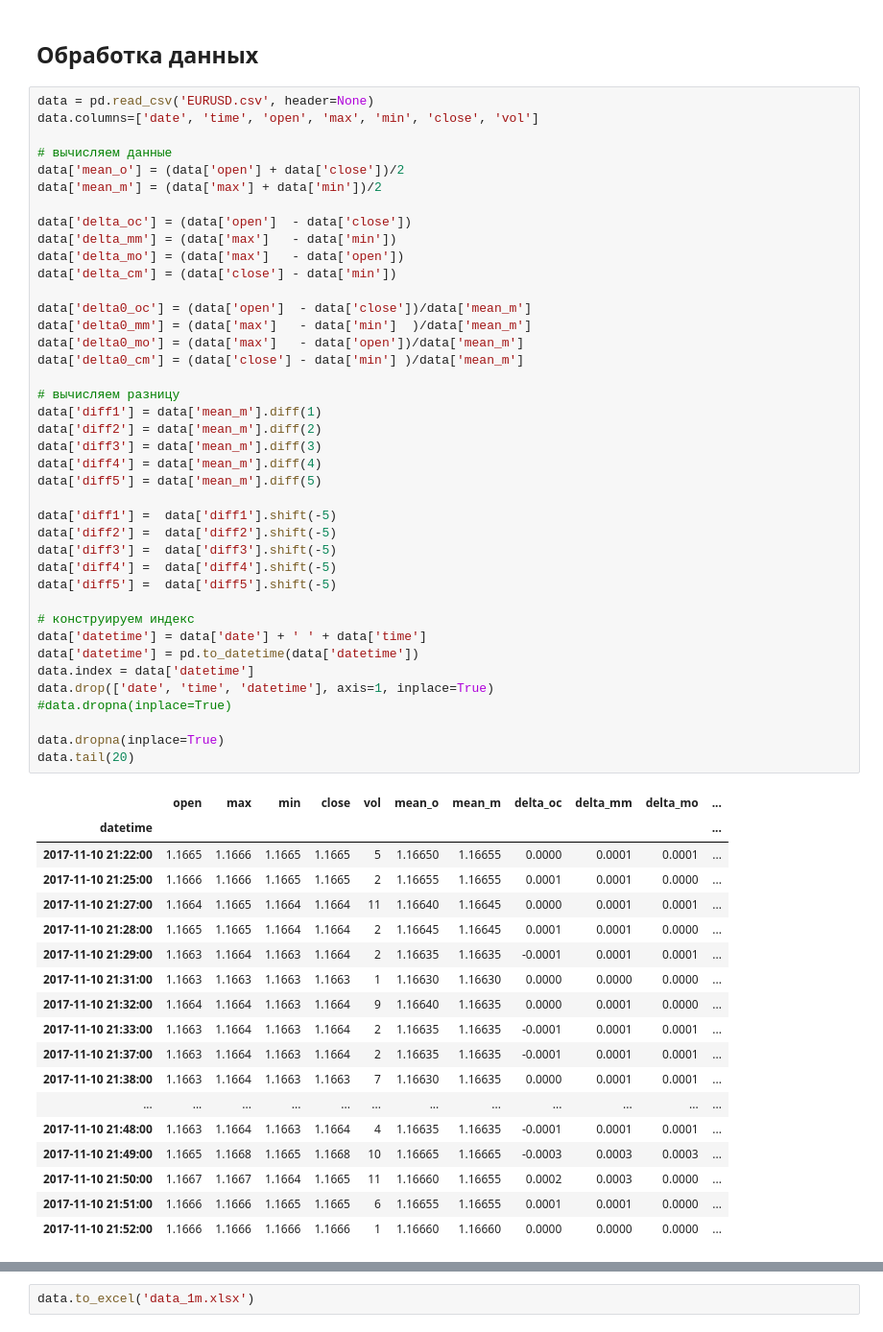
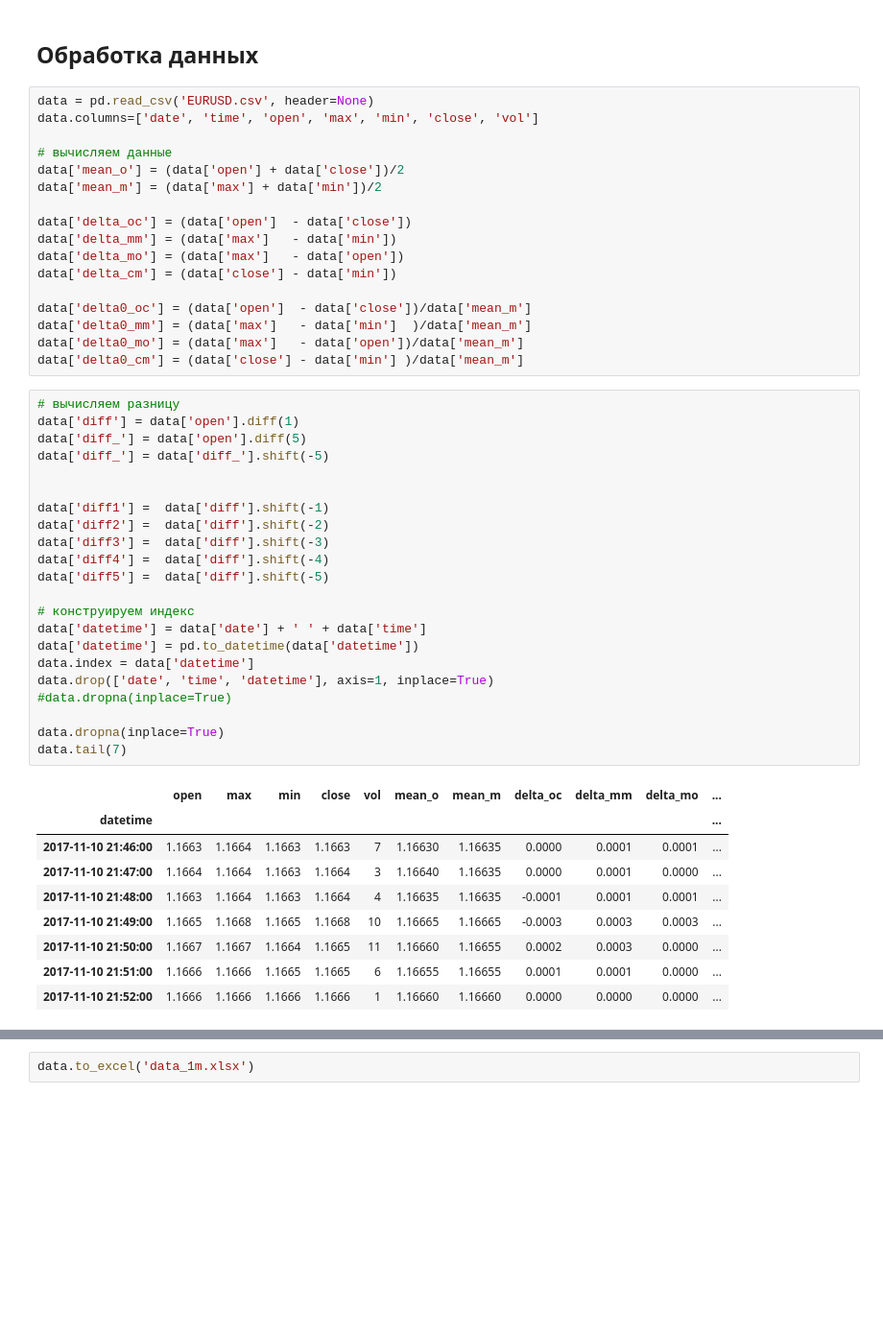
Before and after one commit to isolyakin/test_fx, a Jupyter notebook: Forex-xgb.ipynb, the cells around one changed output, grey strips where cells are left out. Shown at 96% size. Cells and saved outputs as stored; diff of their text form; blank space fills up the shorter version.

```diff
--- a/Forex-xgb.ipynb
+++ b/Forex-xgb.ipynb
@@ -72,46 +72,36 @@ data['delta0_oc'] = (data['open']  - data['close'])/data['mean_m']
 data['delta0_mm'] = (data['max']   - data['min']  )/data['mean_m']
 data['delta0_mo'] = (data['max']   - data['open'])/data['mean_m']
 data['delta0_cm'] = (data['close'] - data['min'] )/data['mean_m']
-
-# вычисляем разницу
-data['diff1'] = data['mean_m'].diff(1)
-data['diff2'] = data['mean_m'].diff(2)
-data['diff3'] = data['mean_m'].diff(3)
-data['diff4'] = data['mean_m'].diff(4)
-data['diff5'] = data['mean_m'].diff(5)
-
-data['diff1'] =  data['diff1'].shift(-5)
-data['diff2'] =  data['diff2'].shift(-5)
-data['diff3'] =  data['diff3'].shift(-5)
-data['diff4'] =  data['diff4'].shift(-5)
-data['diff5'] =  data['diff5'].shift(-5)
-
-# конструируем индекс
-data['datetime'] = data['date'] + ' ' + data['time']
-data['datetime'] = pd.to_datetime(data['datetime'])
-data.index = data['datetime']
-data.drop(['date', 'time', 'datetime'], axis=1, inplace=True)
-#data.dropna(inplace=True)
-
-data.dropna(inplace=True)
-data.tail(20)
-# %% [output]
-|  | open | max | min | close | vol | mean_o | mean_m | delta_oc | delta_mm | delta_mo | ... |
-| datetime |  |  |  |  |  |  |  |  |  |  | ... |
-| 2017-11-10 21:22:00 | 1.1665 | 1.1666 | 1.1665 | 1.1665 | 5 | 1.16650 | 1.16655 | 0.0000 | 0.0001 | 0.0001 | ... |
-| 2017-11-10 21:25:00 | 1.1666 | 1.1666 | 1.1665 | 1.1665 | 2 | 1.16655 | 1.16655 | 0.0001 | 0.0001 | 0.0000 | ... |
-| 2017-11-10 21:27:00 | 1.1664 | 1.1665 | 1.1664 | 1.1664 | 11 | 1.16640 | 1.16645 | 0.0000 | 0.0001 | 0.0001 | ... |
-| 2017-11-10 21:28:00 | 1.1665 | 1.1665 | 1.1664 | 1.1664 | 2 | 1.16645 | 1.16645 | 0.0001 | 0.0001 | 0.0000 | ... |
-| 2017-11-10 21:29:00 | 1.1663 | 1.1664 | 1.1663 | 1.1664 | 2 | 1.16635 | 1.16635 | -0.0001 | 0.0001 | 0.0001 | ... |
-| 2017-11-10 21:31:00 | 1.1663 | 1.1663 | 1.1663 | 1.1663 | 1 | 1.16630 | 1.16630 | 0.0000 | 0.0000 | 0.0000 | ... |
-| 2017-11-10 21:32:00 | 1.1664 | 1.1664 | 1.1663 | 1.1664 | 9 | 1.16640 | 1.16635 | 0.0000 | 0.0001 | 0.0000 | ... |
-| 2017-11-10 21:33:00 | 1.1663 | 1.1664 | 1.1663 | 1.1664 | 2 | 1.16635 | 1.16635 | -0.0001 | 0.0001 | 0.0001 | ... |
-| 2017-11-10 21:37:00 | 1.1663 | 1.1664 | 1.1663 | 1.1664 | 2 | 1.16635 | 1.16635 | -0.0001 | 0.0001 | 0.0001 | ... |
-| 2017-11-10 21:38:00 | 1.1663 | 1.1664 | 1.1663 | 1.1663 | 7 | 1.16630 | 1.16635 | 0.0000 | 0.0001 | 0.0001 | ... |
-| ... | ... | ... | ... | ... | ... | ... | ... | ... | ... | ... | ... |
-| 2017-11-10 21:48:00 | 1.1663 | 1.1664 | 1.1663 | 1.1664 | 4 | 1.16635 | 1.16635 | -0.0001 | 0.0001 | 0.0001 | ... |
-| 2017-11-10 21:49:00 | 1.1665 | 1.1668 | 1.1665 | 1.1668 | 10 | 1.16665 | 1.16665 | -0.0003 | 0.0003 | 0.0003 | ... |
-| 2017-11-10 21:50:00 | 1.1667 | 1.1667 | 1.1664 | 1.1665 | 11 | 1.16660 | 1.16655 | 0.0002 | 0.0003 | 0.0000 | ... |
-| 2017-11-10 21:51:00 | 1.1666 | 1.1666 | 1.1665 | 1.1665 | 6 | 1.16655 | 1.16655 | 0.0001 | 0.0001 | 0.0000 | ... |
-| 2017-11-10 21:52:00 | 1.1666 | 1.1666 | 1.1666 | 1.1666 | 1 | 1.16660 | 1.16660 | 0.0000 | 0.0000 | 0.0000 | ... |
+# %%
+# вычисляем разницу
+data['diff'] = data['open'].diff(1)
+data['diff_'] = data['open'].diff(5)
+data['diff_'] = data['diff_'].shift(-5)
+
+
+data['diff1'] =  data['diff'].shift(-1)
+data['diff2'] =  data['diff'].shift(-2)
+data['diff3'] =  data['diff'].shift(-3)
+data['diff4'] =  data['diff'].shift(-4)
+data['diff5'] =  data['diff'].shift(-5)
+
+# конструируем индекс
+data['datetime'] = data['date'] + ' ' + data['time']
+data['datetime'] = pd.to_datetime(data['datetime'])
+data.index = data['datetime']
+data.drop(['date', 'time', 'datetime'], axis=1, inplace=True)
+#data.dropna(inplace=True)
+
+data.dropna(inplace=True)
+data.tail(7)
+# %% [output]
+|  | open | max | min | close | vol | mean_o | mean_m | delta_oc | delta_mm | delta_mo | ... |
+| datetime |  |  |  |  |  |  |  |  |  |  | ... |
+| 2017-11-10 21:46:00 | 1.1663 | 1.1664 | 1.1663 | 1.1663 | 7 | 1.16630 | 1.16635 | 0.0000 | 0.0001 | 0.0001 | ... |
+| 2017-11-10 21:47:00 | 1.1664 | 1.1664 | 1.1663 | 1.1664 | 3 | 1.16640 | 1.16635 | 0.0000 | 0.0001 | 0.0000 | ... |
+| 2017-11-10 21:48:00 | 1.1663 | 1.1664 | 1.1663 | 1.1664 | 4 | 1.16635 | 1.16635 | -0.0001 | 0.0001 | 0.0001 | ... |
+| 2017-11-10 21:49:00 | 1.1665 | 1.1668 | 1.1665 | 1.1668 | 10 | 1.16665 | 1.16665 | -0.0003 | 0.0003 | 0.0003 | ... |
+| 2017-11-10 21:50:00 | 1.1667 | 1.1667 | 1.1664 | 1.1665 | 11 | 1.16660 | 1.16655 | 0.0002 | 0.0003 | 0.0000 | ... |
+| 2017-11-10 21:51:00 | 1.1666 | 1.1666 | 1.1665 | 1.1665 | 6 | 1.16655 | 1.16655 | 0.0001 | 0.0001 | 0.0000 | ... |
+| 2017-11-10 21:52:00 | 1.1666 | 1.1666 | 1.1666 | 1.1666 | 1 | 1.16660 | 1.16660 | 0.0000 | 0.0000 | 0.0000 | ... |
 # %%
```
Also changed, not shown: parts of 13 cells of this notebook, 5 other files.
